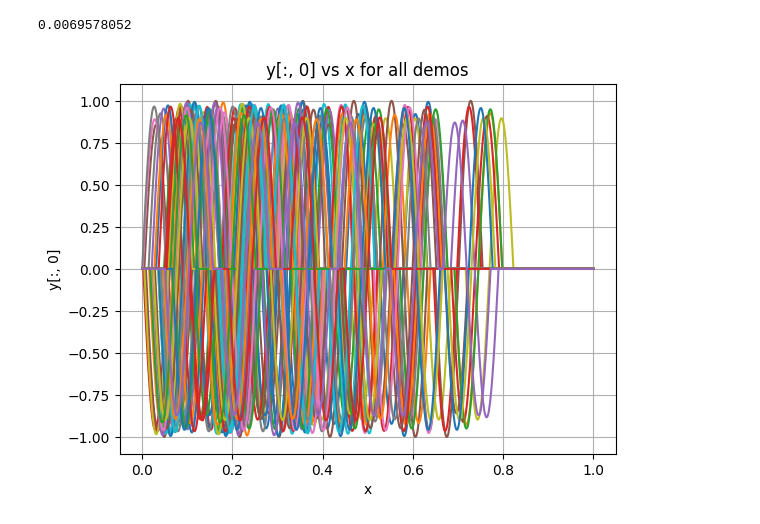
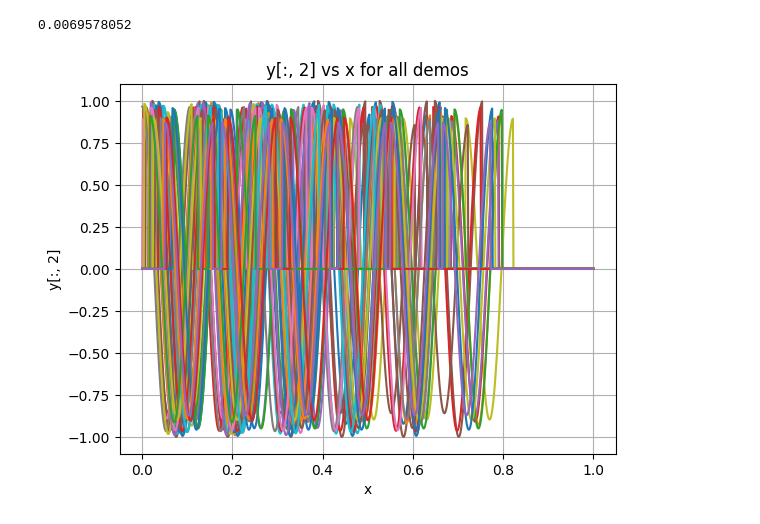
Before and after one commit to yildirimyigit/pemp, a Jupyter notebook: sim/data/fluidlab_mixing_hostile_s1/process_data.ipynb, the cells around one changed output. Cells and saved outputs as stored; diff of their text form; code cells hidden in the pictures.

```diff
--- a/sim/data/fluidlab_mixing_hostile_s1/process_data.ipynb
+++ b/sim/data/fluidlab_mixing_hostile_s1/process_data.ipynb
@@ -51,16 +51,16 @@ np.save("processed/g_test.npy", g_test)
 # %%
 # For a given d, plot y[i, d]-x[i] graph
 
-d = 0
+d = 2
 import matplotlib.pyplot as plt
 for i in range(len(x)):
     plt.plot(x[i], y[i, :, d], label=f"Demo {i}")
 
 plt.xlabel("x")
 plt.ylabel(f"y[:, {d}]")
 plt.grid()
 plt.title(f"y[:, {d}] vs x for all demos")
 # plt.legend()
 plt.show()
 # %% [output]
-[figure, old version]
+[figure, new version]
```
Also changed, not shown: 1 other file.
